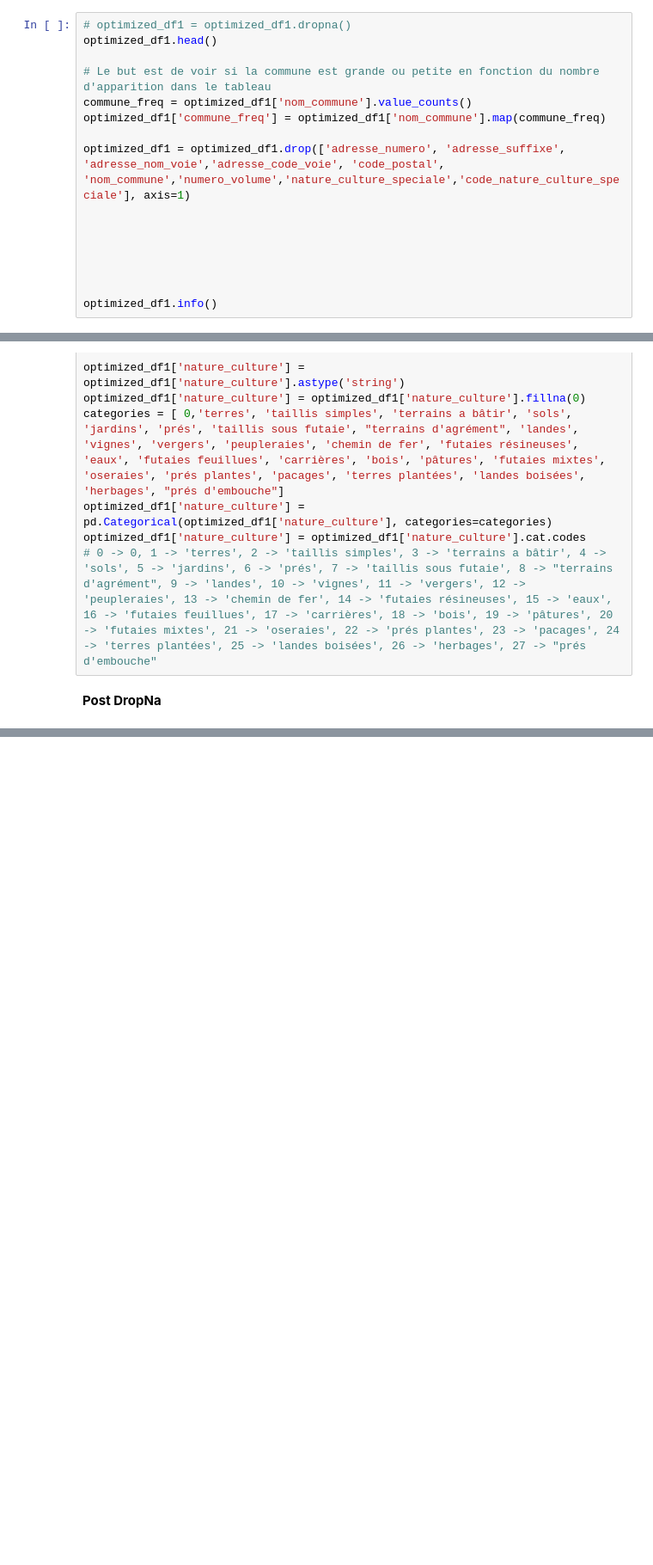
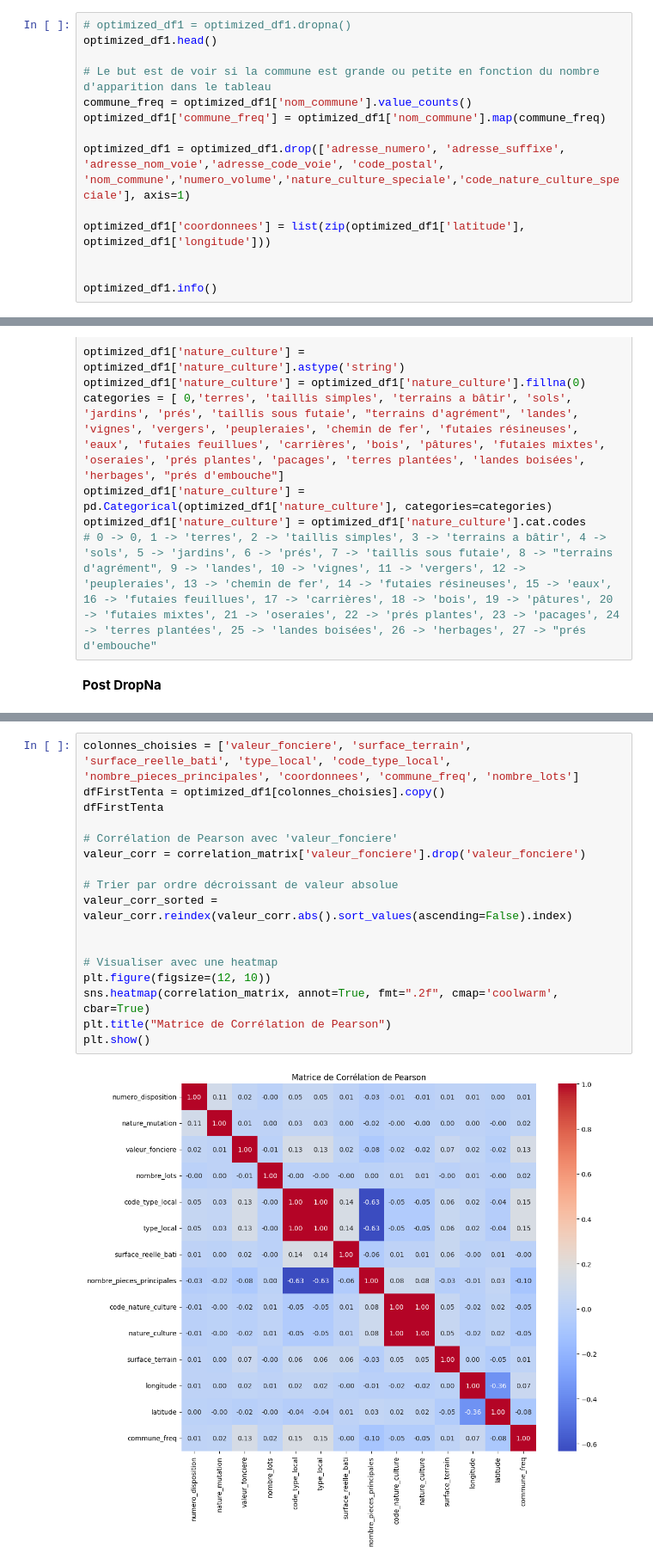
Before and after one commit to standemdem/compagnon-immobilier, a Jupyter notebook: notebooks/04_prediction_full_2020.ipynb, the cells around one changed output, grey strips where cells are left out. Shown at 86% size. Saved outputs shown, nothing was run; the diff lists cells and outputs as text; blank space fills up the shorter version.

```diff
--- a/notebooks/04_prediction_full_2020.ipynb
+++ b/notebooks/04_prediction_full_2020.ipynb
@@ -112,9 +112,7 @@ optimized_df1['commune_freq'] = optimized_df1['nom_commune'].map(commune_freq)
 
 optimized_df1 = optimized_df1.drop(['adresse_numero', 'adresse_suffixe', 'adresse_nom_voie','adresse_code_voie', 'code_postal', 'nom_commune','numero_volume','nature_culture_speciale','code_nature_culture_speciale'], axis=1)
 
-
-
-
+optimized_df1['coordonnees'] = list(zip(optimized_df1['latitude'], optimized_df1['longitude']))
 
 
 optimized_df1.info()
@@ -194,0 +206,19 @@ optimized_df1
+# %%
+colonnes_choisies = ['valeur_fonciere', 'surface_terrain', 'surface_reelle_bati', 'type_local', 'code_type_local', 'nombre_pieces_principales', 'coordonnees', 'commune_freq', 'nombre_lots']
+dfFirstTenta = optimized_df1[colonnes_choisies].copy()
+dfFirstTenta
+
+# Corrélation de Pearson avec 'valeur_fonciere'
+valeur_corr = correlation_matrix['valeur_fonciere'].drop('valeur_fonciere')
+
+# Trier par ordre décroissant de valeur absolue
+valeur_corr_sorted = valeur_corr.reindex(valeur_corr.abs().sort_values(ascending=False).index)
+
+
+# Visualiser avec une heatmap
+plt.figure(figsize=(12, 10))
+sns.heatmap(correlation_matrix, annot=True, fmt=".2f", cmap='coolwarm', cbar=True)
+plt.title("Matrice de Corrélation de Pearson")
+plt.show()
+# %% [output]
+[figure, added]
```
Also changed, not shown: parts of 2 cells of this notebook.
